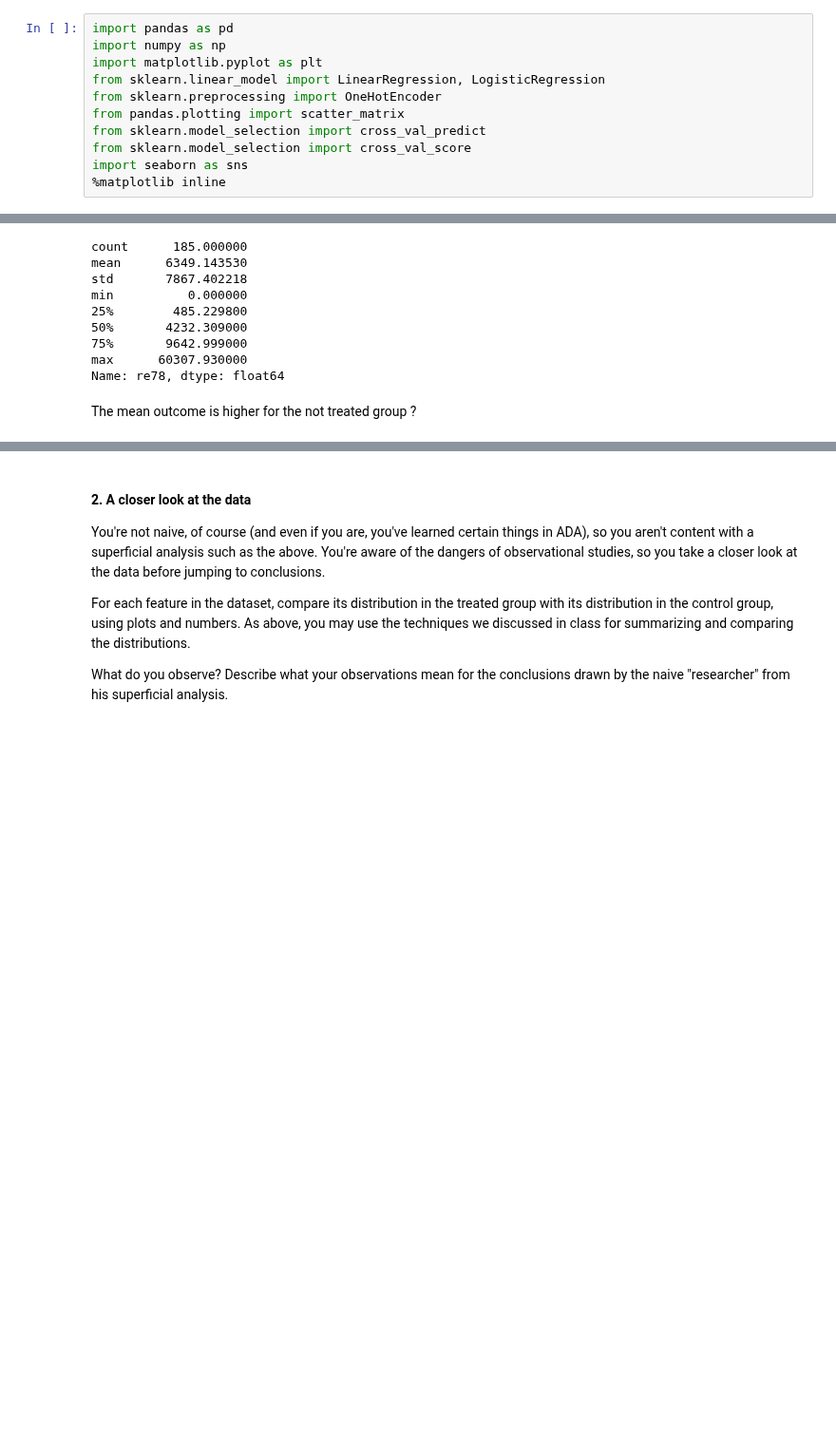
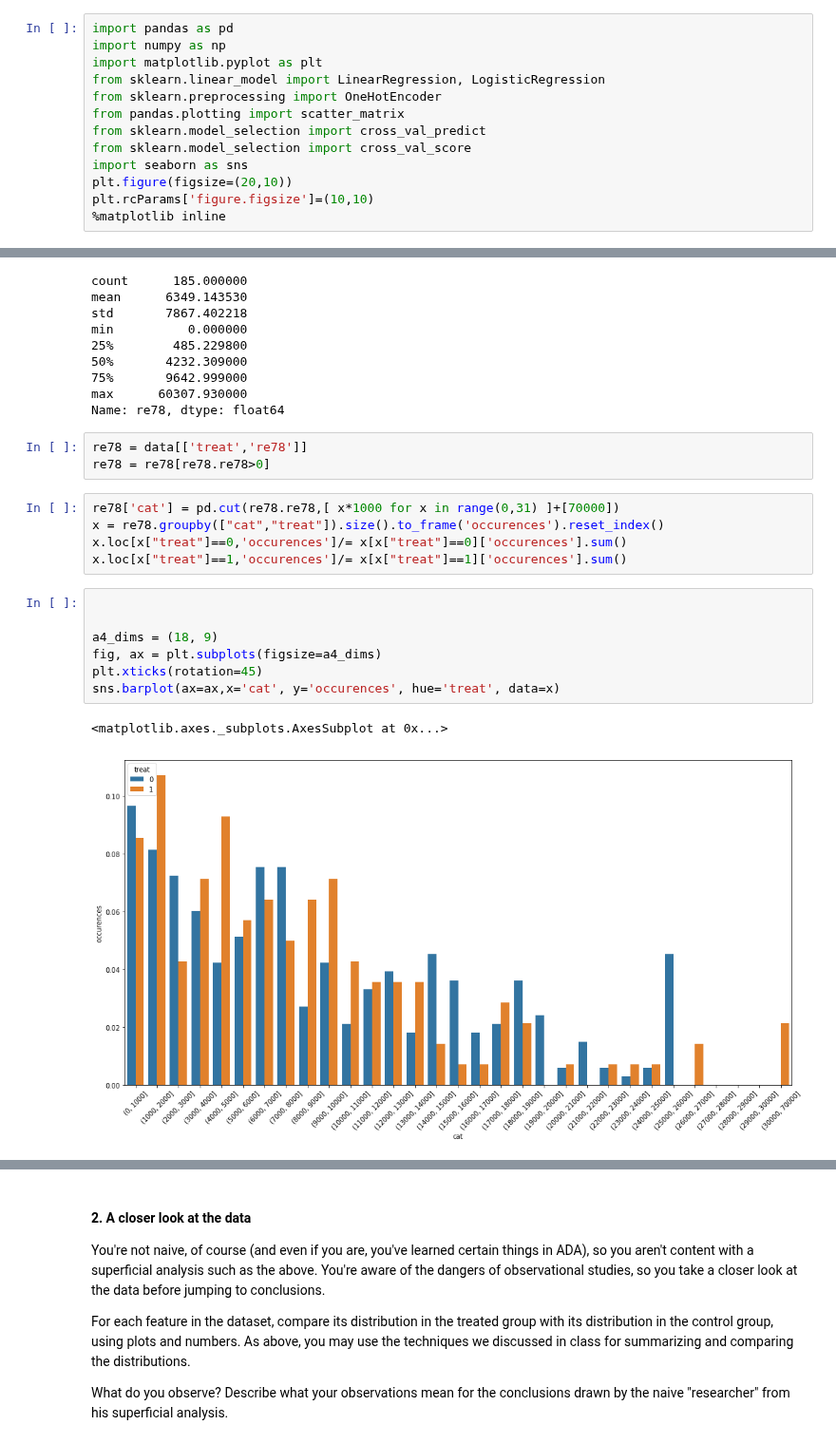
Before and after one commit to Piloumpicou/ADA-Unexpected-Match, a Jupyter notebook: 04 - Applied ML/Homework 4.ipynb, the cells around one changed output, grey strips where cells are left out. Shown at 95% size. Cells and saved outputs as stored; diff of their text form; blank space fills up the shorter version.

```diff
--- a/04 - Applied ML/Homework 4.ipynb
+++ b/04 - Applied ML/Homework 4.ipynb
@@ -22,6 +22,8 @@ from pandas.plotting import scatter_matrix
 from sklearn.model_selection import cross_val_predict
 from sklearn.model_selection import cross_val_score
 import seaborn as sns
+plt.figure(figsize=(20,10))
+plt.rcParams['figure.figsize']=(10,10)
 %matplotlib inline
 # %% [markdown]
 ## Question 1: Propensity score matching
@@ -95,5 +102,21 @@ min          0.000000
 75%       9642.999000
 max      60307.930000
 Name: re78, dtype: float64
-# %% [markdown]
-The mean outcome is higher for the not treated group ?
+# %%
+re78 = data[['treat','re78']]
+re78 = re78[re78.re78>0]
+# %%
+re78['cat'] = pd.cut(re78.re78,[ x*1000 for x in range(0,31) ]+[70000])
+x = re78.groupby(["cat","treat"]).size().to_frame('occurences').reset_index()
+x.loc[x["treat"]==0,'occurences']/= x[x["treat"]==0]['occurences'].sum()
+x.loc[x["treat"]==1,'occurences']/= x[x["treat"]==1]['occurences'].sum()
+# %%
+
+
+a4_dims = (18, 9)
+fig, ax = plt.subplots(figsize=a4_dims)
+plt.xticks(rotation=45)
+sns.barplot(ax=ax,x='cat', y='occurences', hue='treat', data=x)
+# %% [output]
+<matplotlib.axes._subplots.AxesSubplot at 0x...>
+[figure, added]
```
Also changed, not shown: parts of 42 cells of this notebook.
